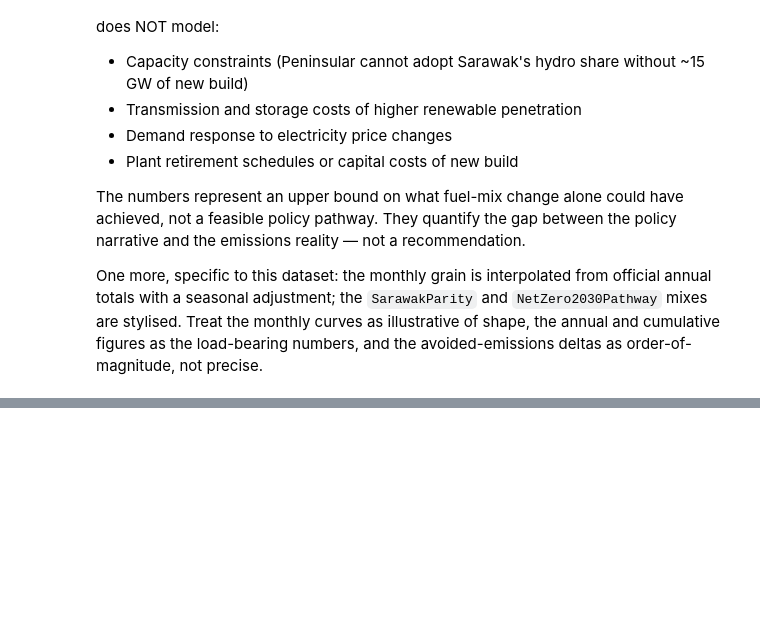
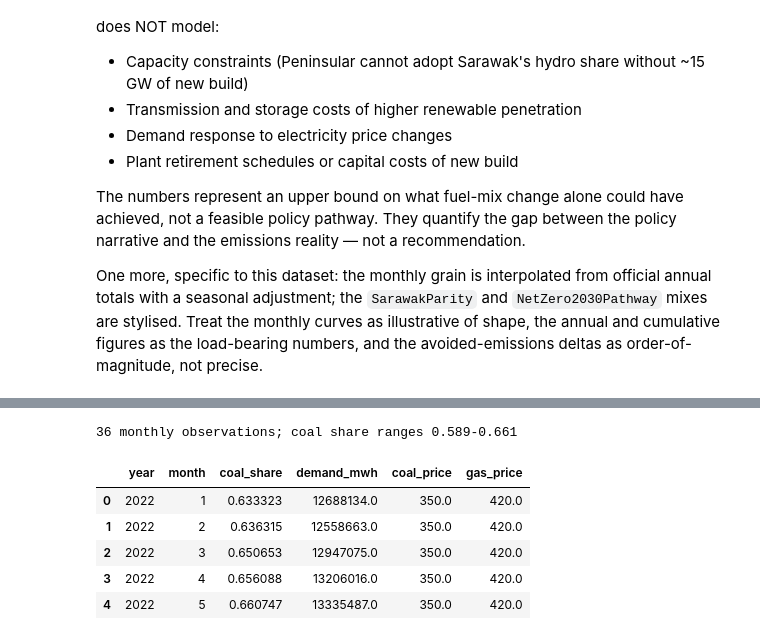
Before and after one commit to WhatWouldWeezyDo/Malaysia-power-sql-lab, a Jupyter notebook: notebooks/04_counterfactual.ipynb, the cells around one changed output, grey strips where cells are left out. Drawn from its saved outputs; the diff is of its cells as text; code cells hidden in the pictures; blank space fills up the shorter version.

```diff
--- a/notebooks/04_counterfactual.ipynb
+++ b/notebooks/04_counterfactual.ipynb
@@ -241,0 +256,38 @@ order-of-magnitude, not precise.
+# %%
+import statsmodels.formula.api as smf
+
+con = sqlite3.connect(DB)
+nat = pd.read_sql_query(
+    """
+    SELECT d.year, d.month, d.month_start,
+           SUM(CASE WHEN f.fuel_name = 'Coal' THEN g.mwh ELSE 0 END) AS coal_mwh,
+           SUM(g.mwh) AS total_gen_mwh
+    FROM fact_generation_monthly g
+    JOIN dim_date_month d USING(date_id)
+    JOIN dim_fuel f       USING(fuel_id)
+    GROUP BY d.year, d.month, d.month_start
+    """, con)
+dem = pd.read_sql_query(
+    "SELECT date_id, SUM(mwh_demand) AS demand_mwh FROM fact_demand_monthly GROUP BY date_id", con)
+prc = pd.read_sql_query(
+    """SELECT p.date_id, f.fuel_name, p.price_rm
+       FROM fuel_price_monthly p JOIN dim_fuel f USING(fuel_id)
+       WHERE f.fuel_name IN ('Coal', 'Gas')""", con)
+dd = pd.read_sql_query("SELECT date_id, year, month FROM dim_date_month", con)
+con.close()
+
+prc = (prc.pivot(index="date_id", columns="fuel_name", values="price_rm")
+          .rename(columns={"Coal": "coal_price", "Gas": "gas_price"}).reset_index())
+nat = (nat.merge(dd, on=["year", "month"]).merge(dem, on="date_id").merge(prc, on="date_id")
+          .sort_values(["year", "month"]).reset_index(drop=True))
+nat["coal_share"] = nat["coal_mwh"] / nat["total_gen_mwh"]
+print(f"{len(nat)} monthly observations; coal share ranges {nat.coal_share.min():.3f}-{nat.coal_share.max():.3f}")
+nat[["year", "month", "coal_share", "demand_mwh", "coal_price", "gas_price"]].head()
+# %% [output]
+36 monthly observations; coal share ranges 0.589-0.661
+|  | year | month | coal_share | demand_mwh | coal_price | gas_price |
+| 0 | 2022 | 1 | 0.633323 | 12688134.0 | 350.0 | 420.0 |
+| 1 | 2022 | 2 | 0.636315 | 12558663.0 | 350.0 | 420.0 |
+| 2 | 2022 | 3 | 0.650653 | 12947075.0 | 350.0 | 420.0 |
+| 3 | 2022 | 4 | 0.656088 | 13206016.0 | 350.0 | 420.0 |
+| 4 | 2022 | 5 | 0.660747 | 13335487.0 | 350.0 | 420.0 |
```
Also changed, not shown: parts of 2 cells of this notebook, 2 other files.
